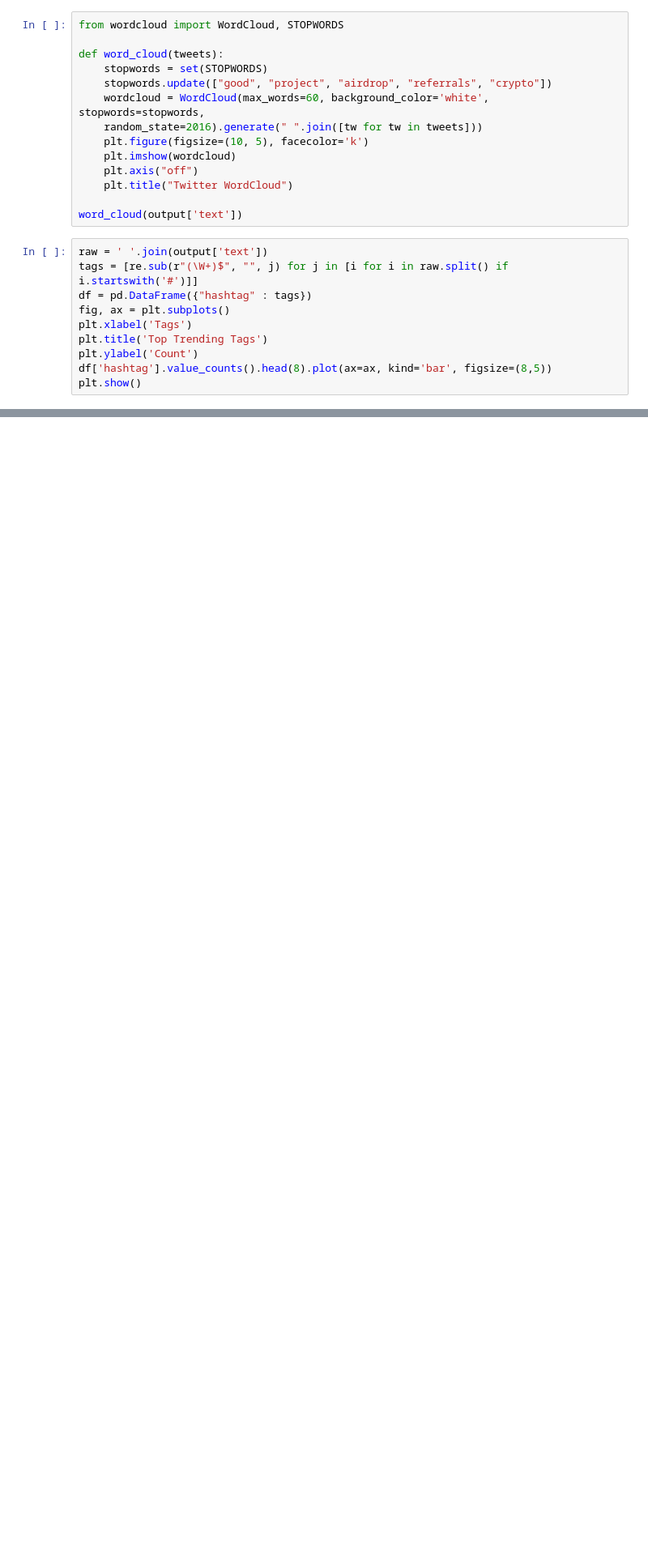
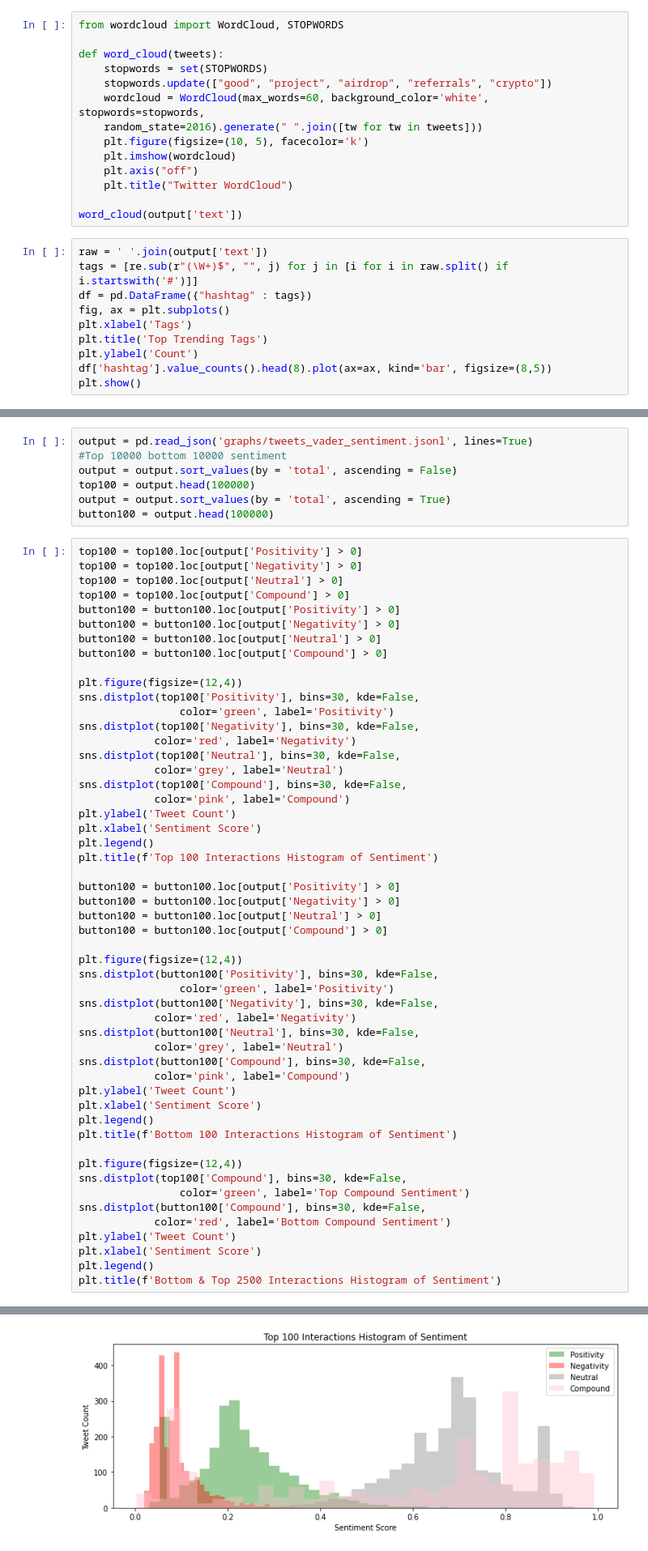
Before and after one commit to Htgotcode/Viral-NFT-Research, a Jupyter notebook: graphs.ipynb, the cells around one changed output, grey strips where cells are left out. Shown at 81% size. Saved outputs shown, nothing was run; the diff lists cells and outputs as text; blank space fills up the shorter version.

```diff
--- a/graphs.ipynb
+++ b/graphs.ipynb
@@ -413,0 +404,60 @@ Error: Session cannot generate requests
+# %%
+output = pd.read_json('graphs/tweets_vader_sentiment.jsonl', lines=True)
+#Top 10000 bottom 10000 sentiment
+output = output.sort_values(by = 'total', ascending = False)
+top100 = output.head(100000)
+output = output.sort_values(by = 'total', ascending = True)
+button100 = output.head(100000)
+# %%
+top100 = top100.loc[output['Positivity'] > 0]
+top100 = top100.loc[output['Negativity'] > 0]
+top100 = top100.loc[output['Neutral'] > 0]
+top100 = top100.loc[output['Compound'] > 0]
+button100 = button100.loc[output['Positivity'] > 0]
+button100 = button100.loc[output['Negativity'] > 0]
+button100 = button100.loc[output['Neutral'] > 0]
+button100 = button100.loc[output['Compound'] > 0]
+
+plt.figure(figsize=(12,4))
+sns.distplot(top100['Positivity'], bins=30, kde=False,
+                color='green', label='Positivity')
+sns.distplot(top100['Negativity'], bins=30, kde=False,
+            color='red', label='Negativity')
+sns.distplot(top100['Neutral'], bins=30, kde=False,
+            color='grey', label='Neutral')
+sns.distplot(top100['Compound'], bins=30, kde=False,
+            color='pink', label='Compound')
+plt.ylabel('Tweet Count')
+plt.xlabel('Sentiment Score')
+plt.legend()
+plt.title(f'Top 100 Interactions Histogram of Sentiment')
+
+button100 = button100.loc[output['Positivity'] > 0]
+button100 = button100.loc[output['Negativity'] > 0]
+button100 = button100.loc[output['Neutral'] > 0]
+button100 = button100.loc[output['Compound'] > 0]
+
+plt.figure(figsize=(12,4))
+sns.distplot(button100['Positivity'], bins=30, kde=False,
+                color='green', label='Positivity')
+sns.distplot(button100['Negativity'], bins=30, kde=False,
+            color='red', label='Negativity')
+sns.distplot(button100['Neutral'], bins=30, kde=False,
+            color='grey', label='Neutral')
+sns.distplot(button100['Compound'], bins=30, kde=False,
+            color='pink', label='Compound')
+plt.ylabel('Tweet Count')
+plt.xlabel('Sentiment Score')
+plt.legend()
+plt.title(f'Bottom 100 Interactions Histogram of Sentiment')
+
+plt.figure(figsize=(12,4))
+sns.distplot(top100['Compound'], bins=30, kde=False,
+                color='green', label='Top Compound Sentiment')
+sns.distplot(button100['Compound'], bins=30, kde=False,
+            color='red', label='Bottom Compound Sentiment')
+plt.ylabel('Tweet Count')
+plt.xlabel('Sentiment Score')
+plt.legend()
+plt.title(f'Bottom & Top 2500 Interactions Histogram of Sentiment')
+# %% [output]
@@ -413,0 +465 @@ Error: Session cannot generate requests
+[figure, added]
```
Also changed, not shown: parts of 9 cells of this notebook, 2 other files.
